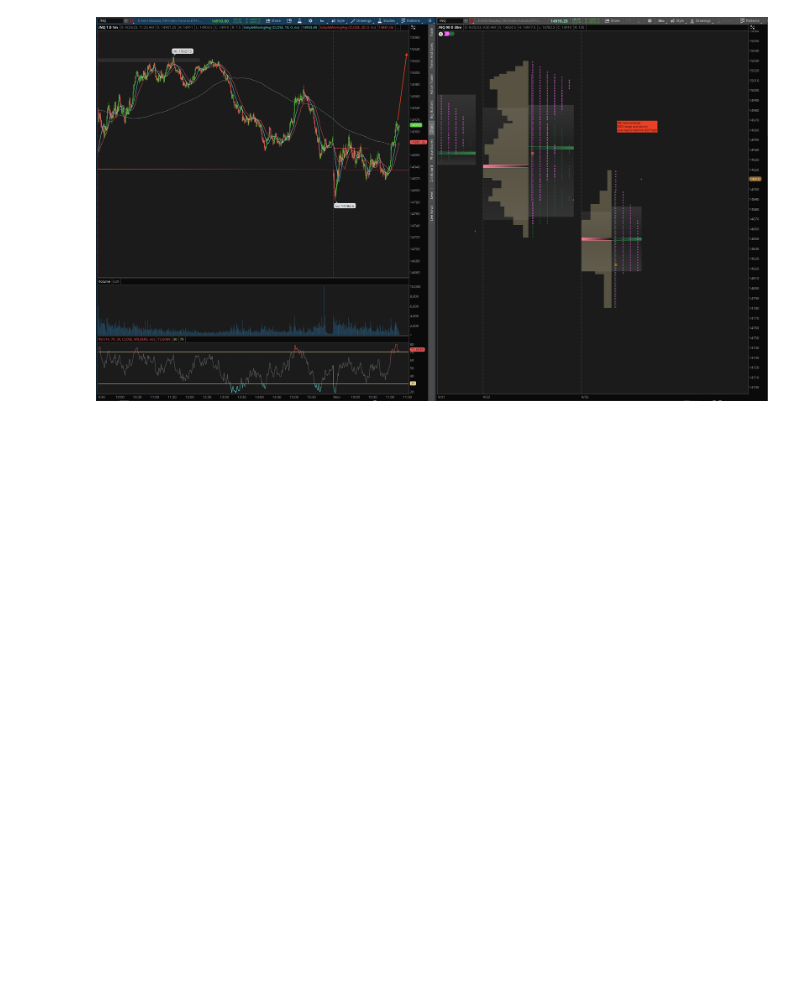
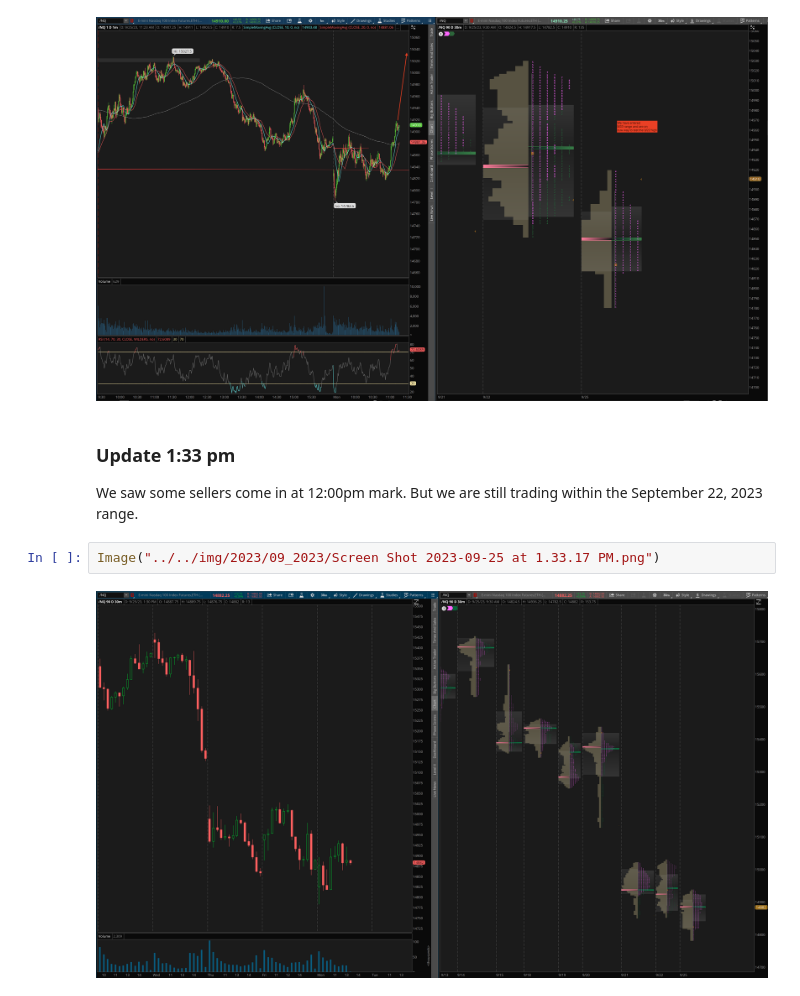
Before and after one commit to realspeculator/market_journal, a Jupyter notebook: 2023/09_2023/September 25 2023.ipynb, the cells around one changed output. Cells and saved outputs as stored; diff of their text form; blank space fills up the shorter version.

```diff
--- a/2023/09_2023/September 25 2023.ipynb
+++ b/2023/09_2023/September 25 2023.ipynb
@@ -14,3 +15,11 @@ We could potentially see a rally today in the Nasdaq futures which could test th
 Image("../../img/2023/09_2023/Screen Shot 2023-09-25 at 11.23.45 AM.png")
 # %% [output]
 [figure]
+# %% [markdown]
+### Update 1:33 pm
+
+We saw some sellers come in at 12:00pm mark. But we are still trading within the September 22, 2023 range.
+# %%
+Image("../../img/2023/09_2023/Screen Shot 2023-09-25 at 1.33.17 PM.png")
+# %% [output]
+[figure, added]
```
Also changed, not shown: parts of 1 cell of this notebook.
